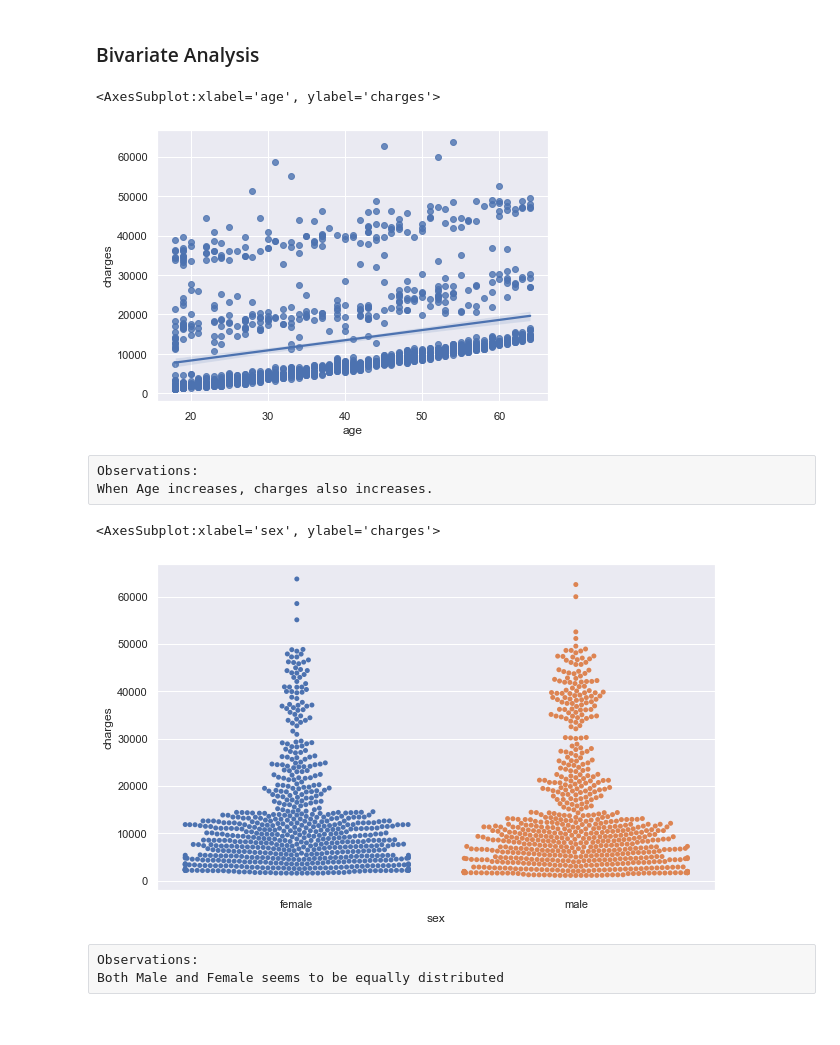
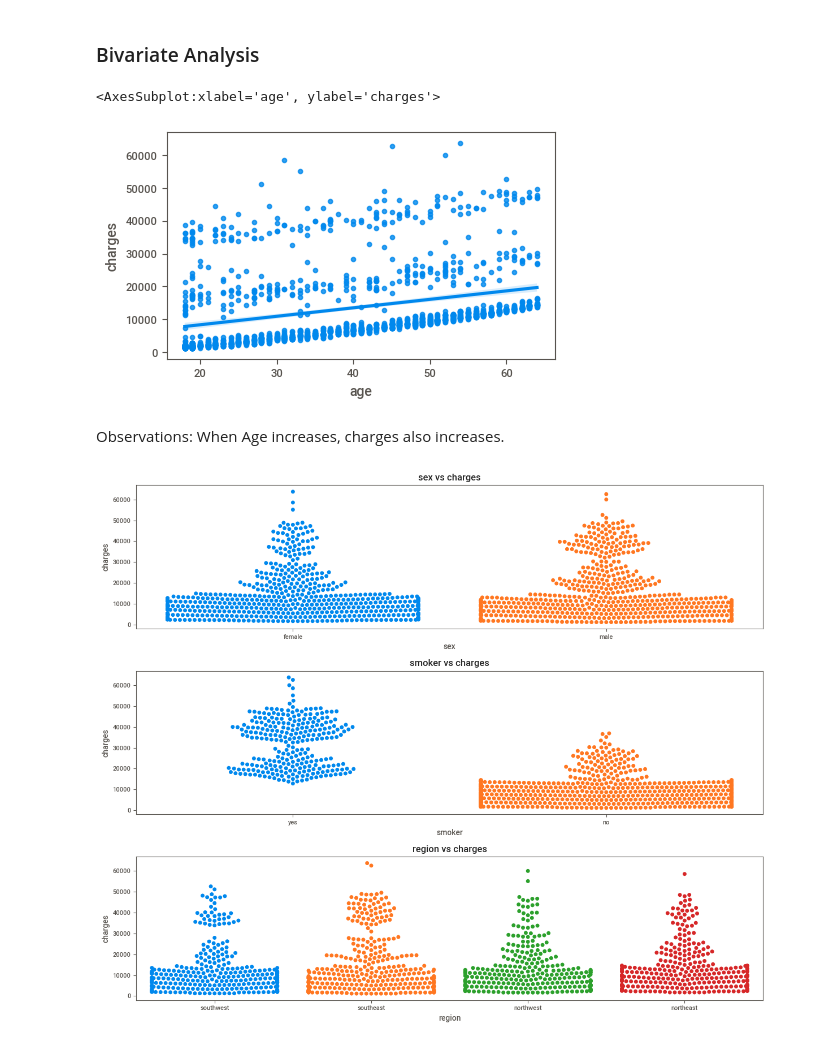
Before and after one commit to rajasinghj37/Insurance-Cost-Prediction, a Jupyter notebook: PRCP-1021-InsCostPred.ipynb, the cells around one changed output. Drawn from its saved outputs; the diff is of its cells as text; code cells hidden in the pictures.

```diff
--- a/PRCP-1021-InsCostPred.ipynb
+++ b/PRCP-1021-InsCostPred.ipynb
@@ -127,21 +138,21 @@ Observations:
 ### Bivariate Analysis
 # %%
 #Analyzing age column with respect to target charges column
-plt.figure(figsize=(7,5))
+plt.rcParams["figure.figsize"] = (5,3)
 sns.regplot(x= 'age',y='charges', data=insurance_dataset)
 # %% [output]
 <AxesSubplot:xlabel='age', ylabel='charges'>
-[figure, old version]
+[figure, new version]
-# %% [raw]
-Observations:
-When Age increases, charges also increases.
+# %% [markdown]
+Observations:
+When Age increases, charges also increases.
 # %%
-#Analyzing sex with respect to target charges
-plt.figure(figsize =(10, 6))
-sns.swarmplot(x= 'sex',y='charges', data=insurance_dataset)
+#Analyzing sex,smoker and region with respect to target charges
+plt.rcParams["figure.figsize"] = (12,10)
+fig, axes = plt.subplots(3)
+sns.swarmplot(x= 'sex',y='charges', data=insurance_dataset, ax=axes[0]).set(title='sex vs charges')
+sns.swarmplot(x= 'smoker',y='charges', data=insurance_dataset,ax=axes[1]).set(title='smoker vs charges')
+sns.swarmplot(x= 'region',y='charges', data=insurance_dataset,ax=axes[2]).set(title='region vs charges')
+plt.tight_layout()
 # %% [output]
-<AxesSubplot:xlabel='sex', ylabel='charges'>
-[figure, old version]
+[figure, new version]
-# %% [raw]
-Observations:
-Both Male and Female seems to be equally distributed
```
Also changed, not shown: parts of 52 cells of this notebook.
